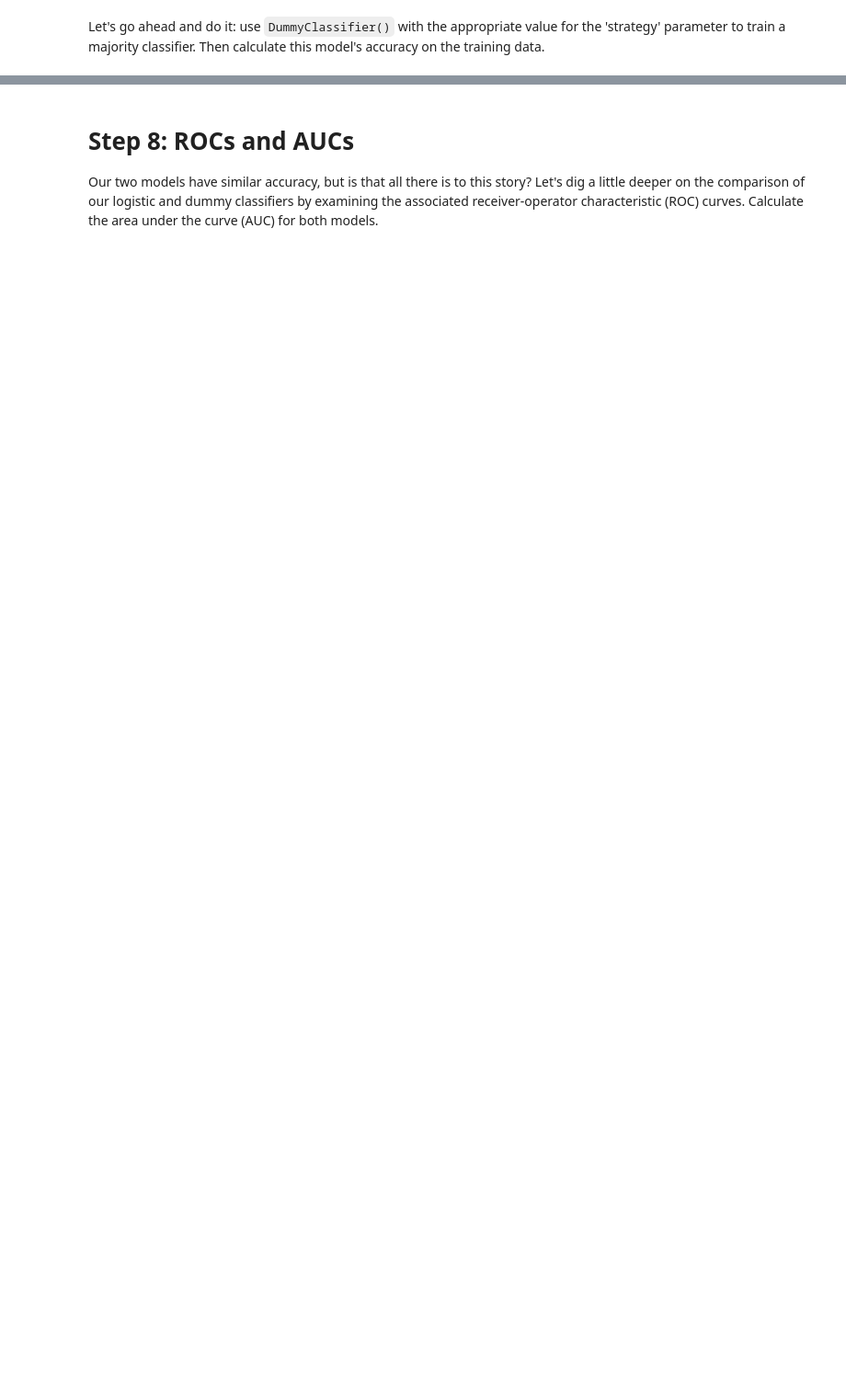
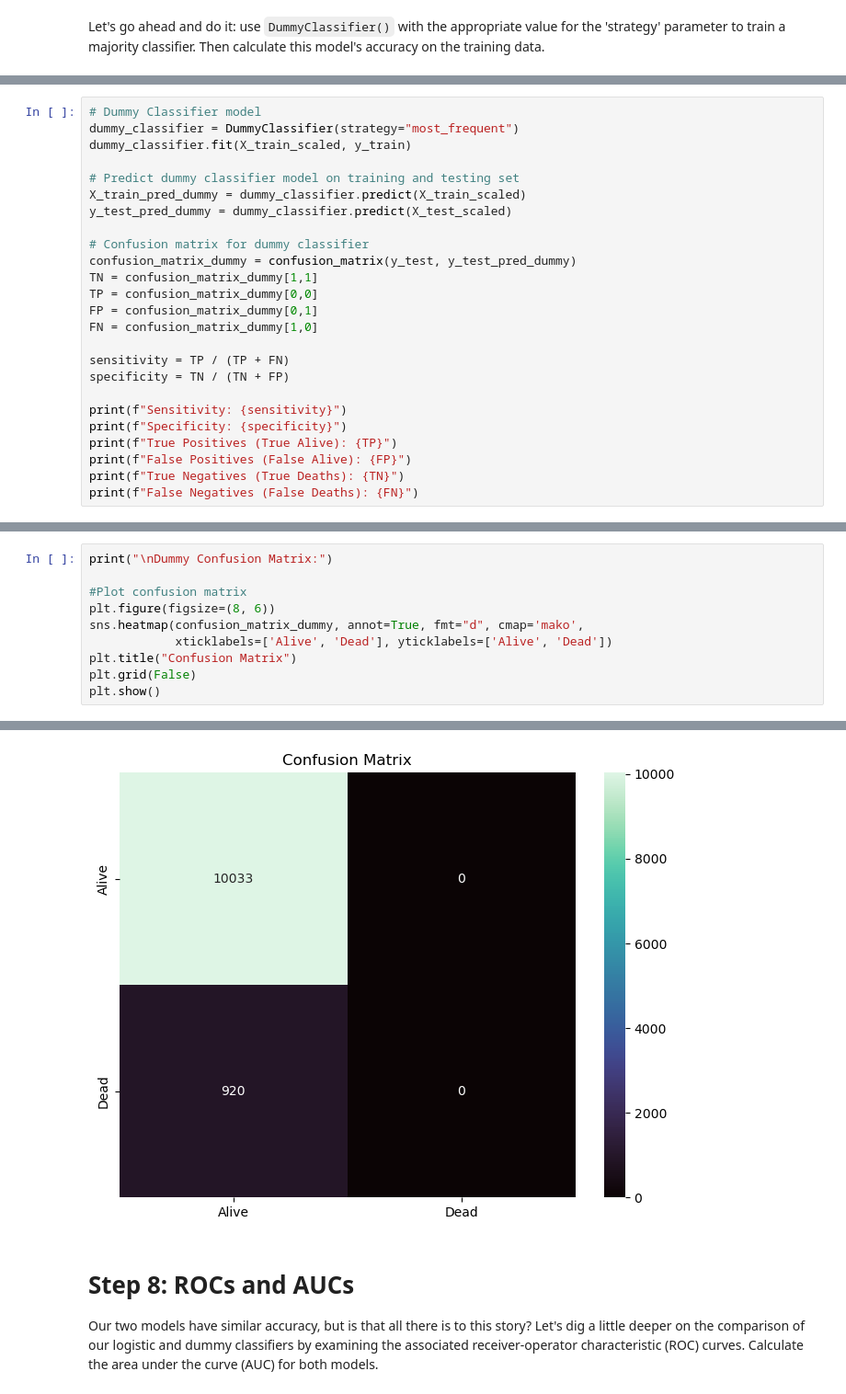
Before and after one commit to imsibaja/eds232-labs, a Jupyter notebook: Week3/lab3-wildfire.ipynb, the cells around one changed output, grey strips where cells are left out. Shown at 92% size. Cells and saved outputs as stored; diff of their text form; blank space fills up the shorter version.

```diff
--- a/Week3/lab3-wildfire.ipynb
+++ b/Week3/lab3-wildfire.ipynb
@@ -179,0 +218,25 @@ Dummy Confusion Matrix:
+# %%
+# Dummy Classifier model
+dummy_classifier = DummyClassifier(strategy="most_frequent")
+dummy_classifier.fit(X_train_scaled, y_train)
+
+# Predict dummy classifier model on training and testing set
+X_train_pred_dummy = dummy_classifier.predict(X_train_scaled)
+y_test_pred_dummy = dummy_classifier.predict(X_test_scaled)
+
+# Confusion matrix for dummy classifier
+confusion_matrix_dummy = confusion_matrix(y_test, y_test_pred_dummy)
+TN = confusion_matrix_dummy[1,1]
+TP = confusion_matrix_dummy[0,0]
+FP = confusion_matrix_dummy[0,1]
+FN = confusion_matrix_dummy[1,0]
+
+sensitivity = TP / (TP + FN)
+specificity = TN / (TN + FP)
+
+print(f"Sensitivity: {sensitivity}")
+print(f"Specificity: {specificity}")
+print(f"True Positives (True Alive): {TP}")
+print(f"False Positives (False Alive): {FP}")
+print(f"True Negatives (True Deaths): {TN}")
+print(f"False Negatives (False Deaths): {FN}")
@@ -179,0 +266,11 @@ Dummy Confusion Matrix:
+# %%
+print("\nDummy Confusion Matrix:")
+
+#Plot confusion matrix
+plt.figure(figsize=(8, 6))
+sns.heatmap(confusion_matrix_dummy, annot=True, fmt="d", cmap='mako',
+            xticklabels=['Alive', 'Dead'], yticklabels=['Alive', 'Dead'])
+plt.title("Confusion Matrix")
+plt.grid(False)
+plt.show()
+# %% [output]
@@ -180,3 +278,4 @@ Dummy Confusion Matrix:
+[figure, added]
 # %% [markdown]
 # Step 8: ROCs and AUCs
 Our two models have similar accuracy, but is that all there is to this story?  Let's dig a little deeper on the comparison of our logistic and dummy classifiers by examining the associated receiver-operator characteristic (ROC) curves. Calculate the area under the curve (AUC) for both models.
```
Also changed, not shown: parts of 24 cells of this notebook, 2 other files.
